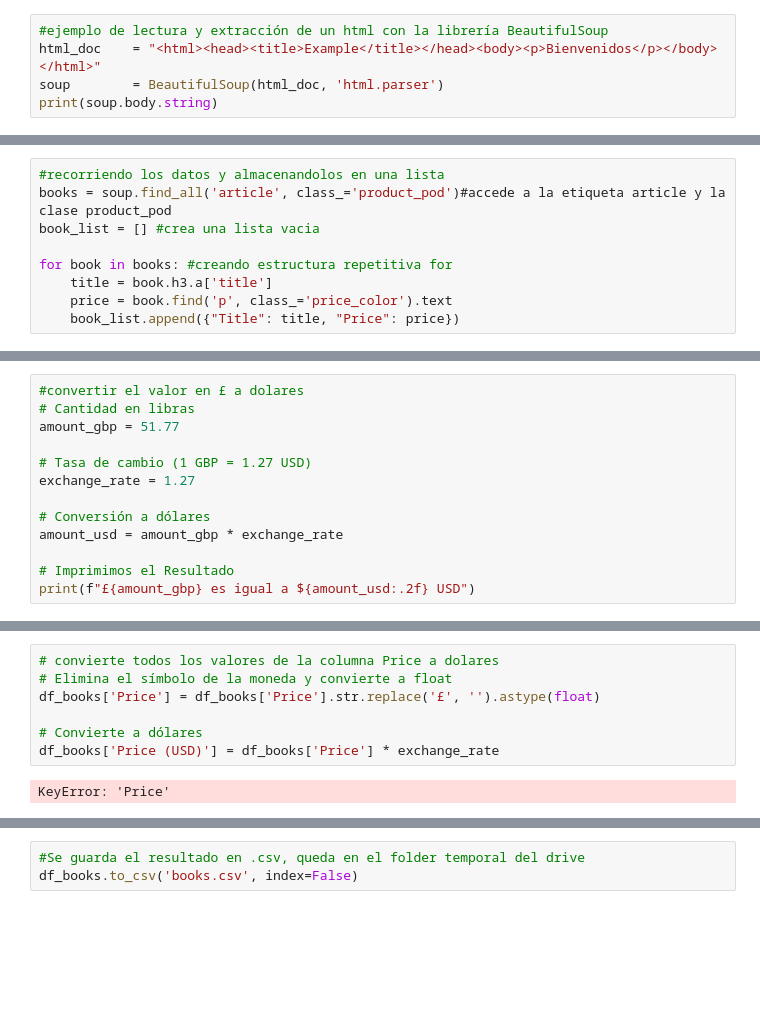
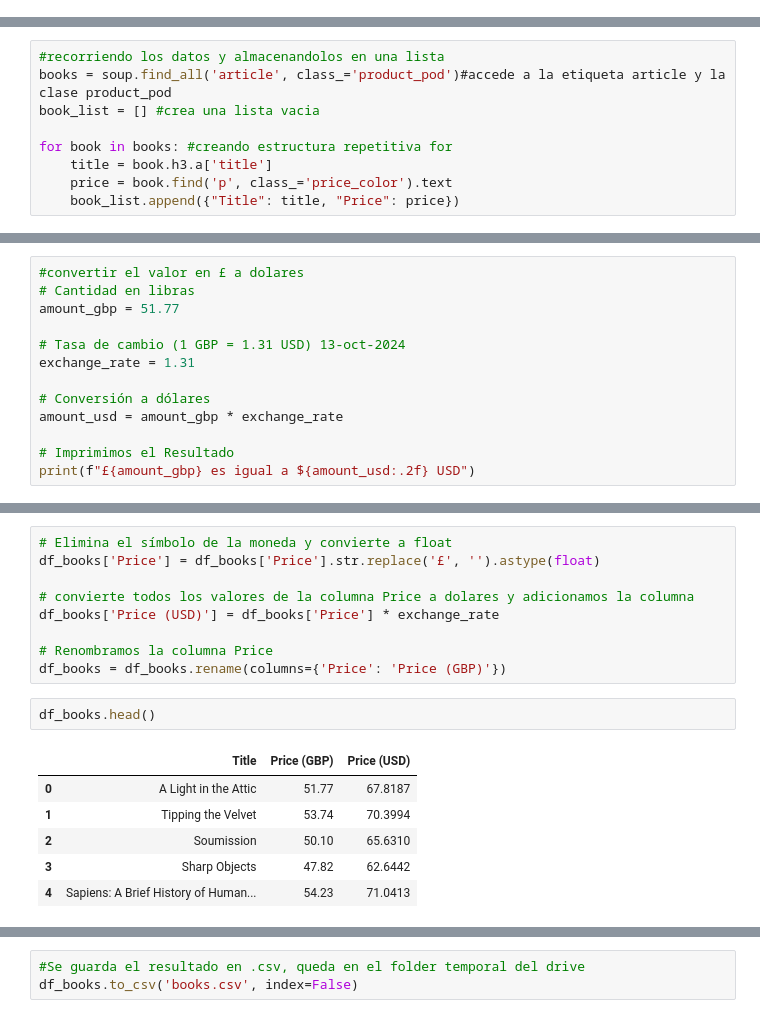
Before and after one commit to Juliodominguezcalderon/Talento_tech, a Jupyter notebook: web_scraping.ipynb, the cells around one changed output, grey strips where cells are left out. Saved outputs shown, nothing was run; the diff lists cells and outputs as text; blank space fills up the shorter version.

```diff
--- a/web_scraping.ipynb
+++ b/web_scraping.ipynb
@@ -33,8 +33,3 @@ import pandas as pd
 url         = "http://books.toscrape.com/"
 response    = requests.get(url)
 soup        = BeautifulSoup(response.content, 'html.parser')
-# %%
-#ejemplo de lectura y extracción de un html con la librería BeautifulSoup
-html_doc    = "<html><head><title>Example</title></head><body><p>Bienvenidos</p></body></html>"
-soup        = BeautifulSoup(html_doc, 'html.parser')
-print(soup.body.string)
@@ -62,8 +105,8 @@ Index: []
 # Cantidad en libras
 amount_gbp = 51.77
 
-# Tasa de cambio (1 GBP = 1.27 USD)
-exchange_rate = 1.27
+# Tasa de cambio (1 GBP = 1.31 USD) 13-oct-2024
+exchange_rate = 1.31
 
 # Conversión a dólares
 amount_usd = amount_gbp * exchange_rate
@@ -75,12 +124,21 @@ print(f"£{amount_gbp} es igual a ${amount_usd:.2f} USD")
 # %%
-# convierte todos los valores de la columna Price a dolares
 # Elimina el símbolo de la moneda y convierte a float
 df_books['Price'] = df_books['Price'].str.replace('£', '').astype(float)
 
-# Convierte a dólares
+# convierte todos los valores de la columna Price a dolares y adicionamos la columna
 df_books['Price (USD)'] = df_books['Price'] * exchange_rate
+
+# Renombramos la columna Price
+df_books = df_books.rename(columns={'Price': 'Price (GBP)'})
-# %% [output]
-KeyError: 'Price'
+# %%
+df_books.head()
+# %% [output]
+|  | Title | Price (GBP) | Price (USD) |
+| 0 | A Light in the Attic | 51.77 | 67.8187 |
+| 1 | Tipping the Velvet | 53.74 | 70.3994 |
+| 2 | Soumission | 50.10 | 65.6310 |
+| 3 | Sharp Objects | 47.82 | 62.6442 |
+| 4 | Sapiens: A Brief History of Human... | 54.23 | 71.0413 |
 # %%
 # Se redondea el precio en dolares
 df_books['Price (USD)'] = df_books['Price (USD)'].round(2)
```
Also changed, not shown: parts of 16 cells of this notebook.
